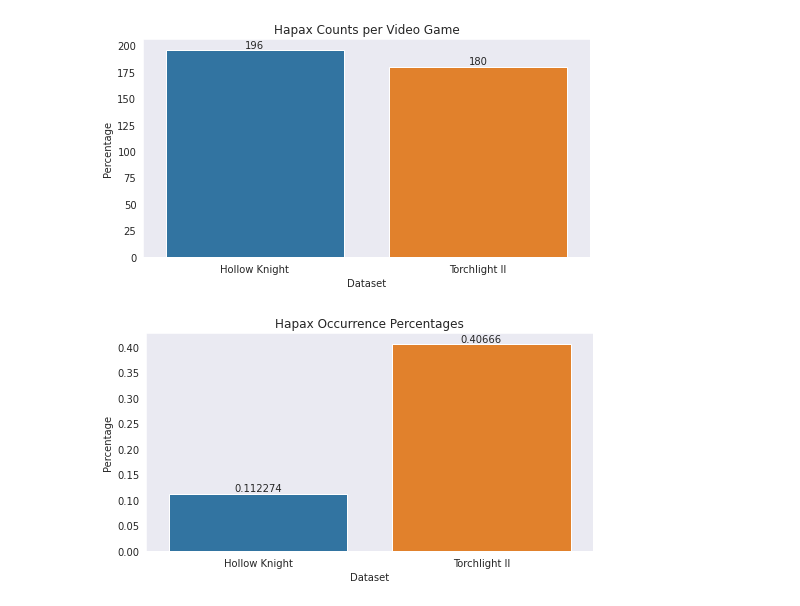
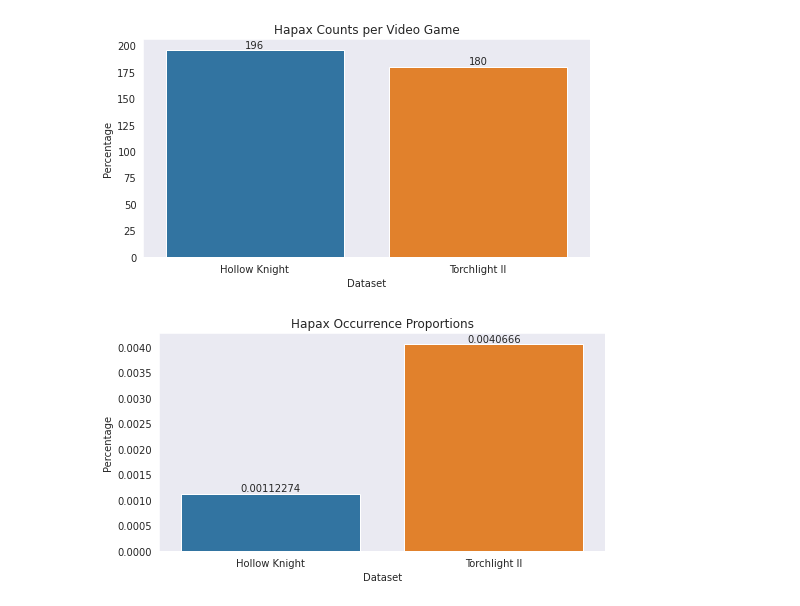
Before and after one commit to Data-Science-for-Linguists-2022/Pragmatics-In-Video-Games, a Jupyter notebook: notebooks/research.ipynb, the cells around one changed output. Cells and saved outputs as stored; diff of their text form; code cells hidden in the pictures.

```diff
--- a/notebooks/research.ipynb
+++ b/notebooks/research.ipynb
@@ -213,8 +81,11 @@ if False:
+# %%
+# Create the Doc objects
+docs = sf.create_docs(nlp=nlp, status=False)
 # %%
 # Let's pickle these for later use
 if False:
     with open('../private/pickled_docs/docs.pkl', 'wb') as src:
-        pkl.dump(docs, src, -1)
+        pkl.dump(list(docs), src, -1)
 
 # Load the pickled list
 if True:
@@ -348,25 +219,25 @@ write_to_ordreq_pattern(matcher=matcher, game='TES Books', data=data, fresh_writ
 print("=============== ORDER AND REQUESTS FOR KOTOR ===============")
 for regex in ord_req:
     print('\t' + regex)
-    for text in concordances(kotor_df, ord_req[regex], context_cols=['speaker'], num=1, highlight=False):
+    for text in nf.concordances(kotor_df, ord_req[regex], context_cols=['speaker'], num=1, highlight=False):
         print(text)
 
 print("=============== ORDER AND REQUESTS FOR HOLLOW KNIGHT ===============")
 for regex in ord_req:
     print('\t' + regex)
-    for text in concordances(hollow_knight_df, ord_req[regex], context_cols=['character'], num=1, highlight=False):
+    for text in nf.concordances(hk_df, ord_req[regex], context_cols=['character'], num=1, highlight=False):
         print(text)
 
 print("=============== ORDER AND REQUESTS FOR TORCHLIGHT II ===============")
 for regex in ord_req:
     print('\t' + regex)
-    for text in concordances(torchlight_df, ord_req[regex], context_cols=['speaker'], num=1, highlight=False):
+    for text in nf.concordances(tl_df, ord_req[regex], context_cols=['speaker'], num=1, highlight=False):
         print(text)
 
 print("=============== ORDER AND REQUESTS FOR THE ELDER SCROLLS ===============")
 for regex in ord_req:
     print('\t' + regex)
-    for text in concordances(elder_scrolls_df, ord_req[regex], context_cols=['author', 'title'], num=1, highlight=False):
+    for text in nf.concordances(es_df, ord_req[regex], context_cols=['author', 'title'], num=1, highlight=False):
         print(text)
 # %% [output]
 =============== ORDER AND REQUESTS FOR KOTOR ===============
@@ -395,7 +266,7 @@ ordreq_df = pd.DataFrame({'speech_act_type':[], 'text':[], 'game': []})
 
 for regex in ord_req:
     for game in data:
-        for text in concordances(data[game][0], ord_req[regex], num=-1, highlight=False):
+        for text in nf.concordances(data[game][0], ord_req[regex], num=-1, highlight=False):
             ordreq_df = ordreq_df.append({'speech_act_type': regex, 'text': text, 'game': game}, ignore_index=True)
 
 # Now let's get the Matcher results
@@ -677,8 +550,8 @@ plt.show()
 [figure]
 # %%
 plt.figure(figsize=(8,4))
-barplot(x=["Hollow Knight", "Torchlight II"], y=[len(series)/len(docs[ind]) * 100 for (ind, series) in enumerate(hapaxes)]
-        , title='Hapax Occurrence Percentages', xlabel="Dataset", ylabel="Percentage")
+nf.barplot(x=["Hollow Knight", "Torchlight II"], y=[len(series)/len(docs[ind]) for (ind, series) in enumerate(hapaxes)]
+        , title='Hapax Occurrence Proportions', xlabel="Dataset", ylabel="Percentage")
 plt.show()
 # %% [output]
-[figure, old version]
+[figure, new version]
```
Also changed, not shown: parts of 21 cells of this notebook, 5 other files.
